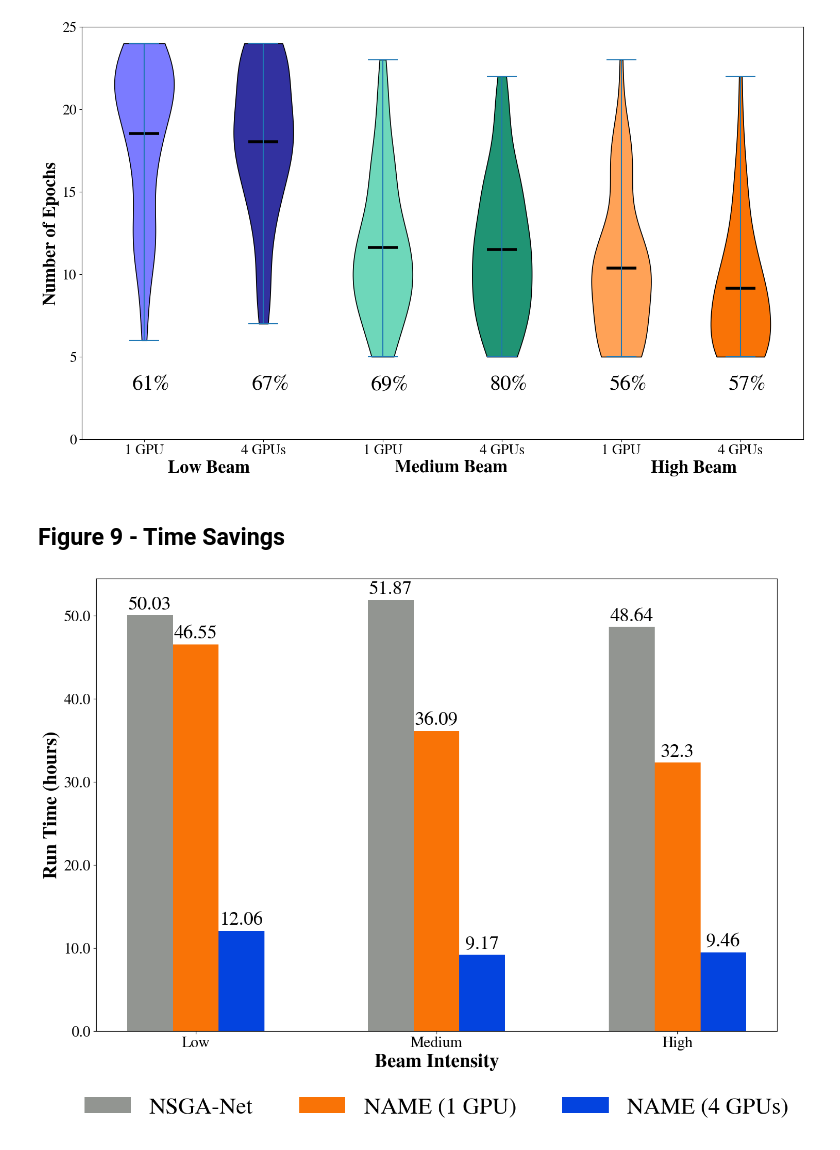
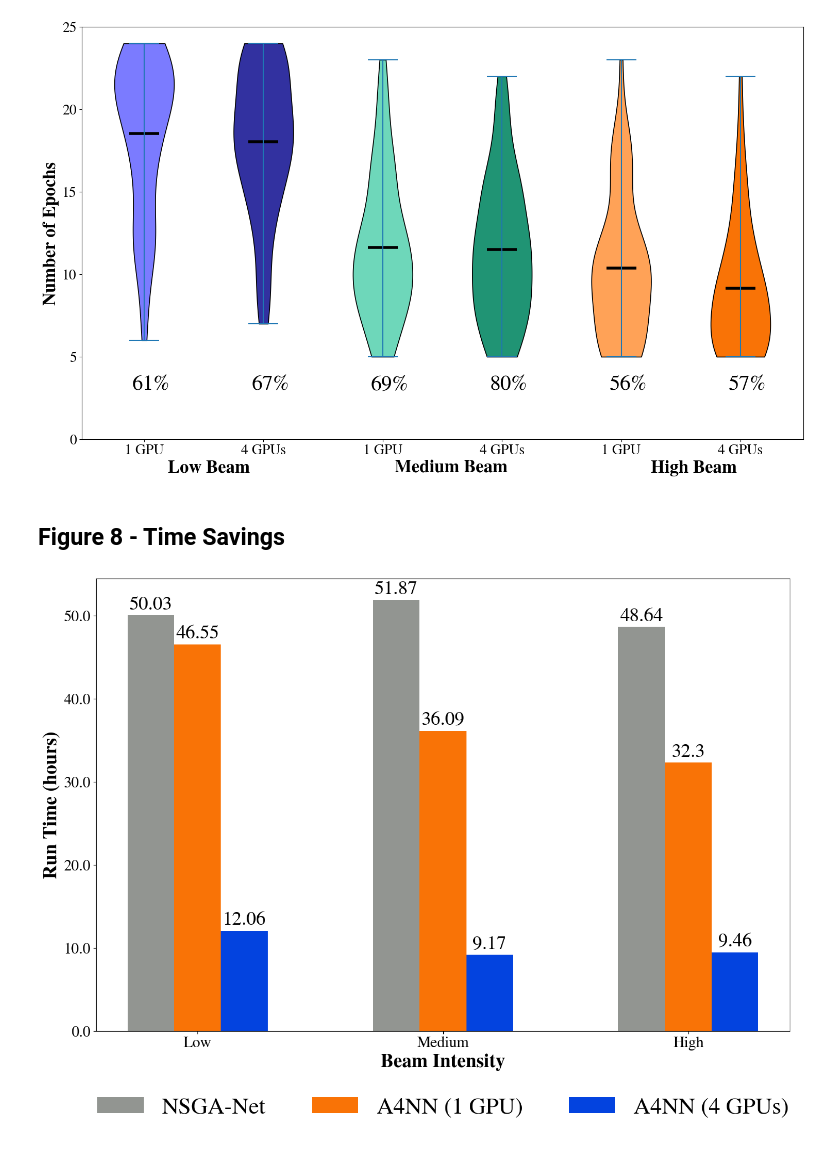
Before and after one commit to TauferLab/Reproducibility_A4NN_ICPP23, a Jupyter notebook: paper_analysis.ipynb, the cells around one changed output. Cells and saved outputs as stored; diff of their text form; code cells hidden in the pictures.

```diff
--- a/paper_analysis.ipynb
+++ b/paper_analysis.ipynb
@@ -34,12 +29,13 @@ if not os.path.exists("./figures"):
 data_files = []
 
 for root, dirs, files in sorted(os.walk("./icpp_training_results")):
-    if "stopping" in root:
+    if "early_termination" in root:
         for i in files:
             f = os.path.join(root, i)
             data_files.append(f)
 
-all_stopping = [pd.read_csv(data_files[3]), pd.read_csv(data_files[-1]), pd.read_csv(data_files[4]), pd.read_csv(data_files[-2]), pd.read_csv(data_files[5]), pd.read_csv(data_files[-3])]
+data_files = sorted(data_files)
+all_stopping = [pd.read_csv(data_files[0]), pd.read_csv(data_files[-3]), pd.read_csv(data_files[1]), pd.read_csv(data_files[-2]), pd.read_csv(data_files[2]), pd.read_csv(data_files[-1])]
 # %% [markdown]
 ## Figure 2 - Predicted Model Accuracy vs. Observed Accuracy
 # %%
@@ -52,7 +48,7 @@ def get_epoch_converged(arch_df):
         return pd.Series({'epoch_converged': np.inf, 'final_fitness': sorted_by_epoch['val_accs'].iloc[-1], 'prediction':None})
 # %%
 # 1 GPU - 1e15 - No A4NN
-df = pd.read_csv(data_files[1])
+df = pd.read_csv(data_files[4])
 
 by_arch = df.groupby('arch')
 where_converged = by_arch.apply(get_epoch_converged).reset_index()
@@ -176,10 +172,10 @@ for i in data_files:
     elif "1e16" in i:
         beam = "High"
 
-    if "no" in i:
+    if "no_early_termination" in i:
         stop = False
         one_line = by_arch.apply(one_line_per_arch).sort_values('arch', ascending=True).reset_index()
-    elif "stopping" in i:
+    else:
         stop = True
         one_line = by_arch.apply(one_line_per_arch_a4nn).sort_values('arch', ascending=True).reset_index()
 
@@ -319,8 +315,8 @@ plt.savefig('figures/figure6b.png')
 def plot_epochs_savings(beams, num_epochs_no_stop, stop_1e14, stop_1e15, stop_1e16):
     epochs_run = {
         'NSGA-Net': np.repeat(num_epochs_no_stop, 3),
-        'NAME (1 GPU)': (stop_1e14[0], stop_1e15[0], stop_1e16[0]),
-        'NAME (4 GPUs)': (stop_1e14[1], stop_1e15[1], stop_1e16[1]),
+        'A4NN (1 GPU)': (stop_1e14[0], stop_1e15[0], stop_1e16[0]),
+        'A4NN (4 GPUs)': (stop_1e14[1], stop_1e15[1], stop_1e16[1]),
     }
 
     x = np.arange(len(beams))  # the label locations
@@ -356,7 +352,7 @@ def plot_epochs_savings(beams, num_epochs_no_stop, stop_1e14, stop_1e15, stop_1e
 
     ax.legend([handles[idx] for idx in order],[labels[idx] for idx in order], loc="upper center", bbox_to_anchor=(0.5, -0.1),  ncol=3, prop=legend_font, frameon=False)
 
-    plt.savefig('figures/figure7.png')
+    plt.savefig('figures/figure6.png')
     display(fig)
     plt.close()
     return
@@ -381,7 +377,7 @@ def calculate_and_plot_epochs_savings(files):
         beam = f.split('/')[-1].split('_')[1].strip()
         gpus = f.split('/')[-1].split('_')[0].strip()
         stop = f.split('/')[-1].strip()
-        if "stopping" in stop:
+        if "termination" in stop and not "no" in stop:
             df = pd.read_csv(f)
 
             if "1e14" in stop:
@@ -479,7 +475,7 @@ percent converged is: 56.00000000000001
 percent converged is: 57.99999999999999
 [figure]
 # %% [markdown]
-## Figure 9 - Time Savings
+## Figure 8 - Time Savings
 # %%
 def get_run_time(row):
     days = int(row.split('-')[0])
@@ -517,8 +513,8 @@ def plot_times():
 
     epochs_run = {
         'NSGA-Net': (no_stop_1e14[0], no_stop_1e15[0], no_stop_1e16[0]),
-        'NAME (1 GPU)': (stop_1e14[0], stop_1e15[0], stop_1e16[0]),
-        'NAME (4 GPUs)': (stop_1e14[1], stop_1e15[1], stop_1e16[1]),
+        'A4NN (1 GPU)': (stop_1e14[0], stop_1e15[0], stop_1e16[0]),
+        'A4NN (4 GPUs)': (stop_1e14[1], stop_1e15[1], stop_1e16[1]),
     }
 
     x = np.arange(len(beams))  # the label locations
@@ -544,32 +540,32 @@ def plot_times():
     ax.set_xticks(x + width, beams)
     ax.set_xticklabels(beams, color='black', font=tick_font)
     ax.set_yticklabels(ax.get_yticks(), color='black', font=tick_font)
 
     ax.legend(loc="upper center", bbox_to_anchor=(0.5, -0.1),  ncol=4, prop=legend_font, frameon=False)
     display(fig)
-    plt.savefig('figures/figure9.png')
+    plt.savefig('figures/figure8.png')
     plt.close()
 
     return
 
 def save_and_plot_times():
     gpu=[1,1,1,1,1,1,4,4,4,4,4,4]
     stopping=[False, False, False, True, True, True, False, False, False, True, True, True]
     dataset=['14','15','16','14','15','16','14','15','16','14','15','16']
     time=['2-02_01_42','2-03_52_23','2-00_38_20','1-22_33_04','1-12_05_38','1-08_18_16','0-14_32_18','0-14_54_32','0-13_53_12','0-12_03_46','0-09_10_05','0-09_27_38']
 
     time_df = pd.DataFrame()
     time_df['gpu'] = gpu
     time_df['dataset'] = dataset
     time_df['stopping'] = stopping
     time_df['time'] = time
     time_df['total_time'] = time_df['time'].apply(get_run_time)
     time_df['total_seconds'] = time_df['time'].apply(get_run_seconds)
 
     time_df.to_csv('./icpp_training_results/time_to_run.csv', index=False)
     plot_times()
     return
 
 save_and_plot_times()
 # %% [output]
-[figure, old version]
+[figure, new version]
```
Also changed, not shown: parts of 11 cells of this notebook, 15 other files.
